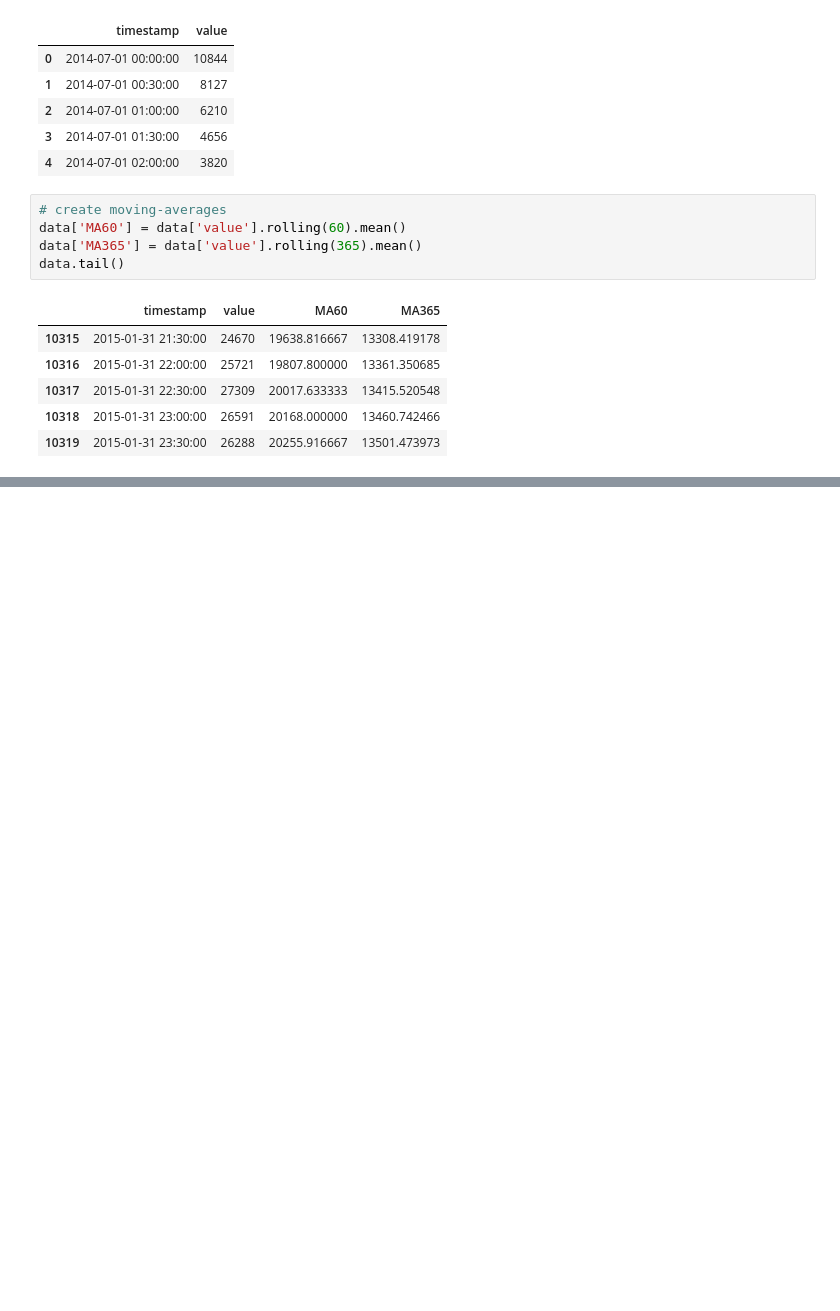
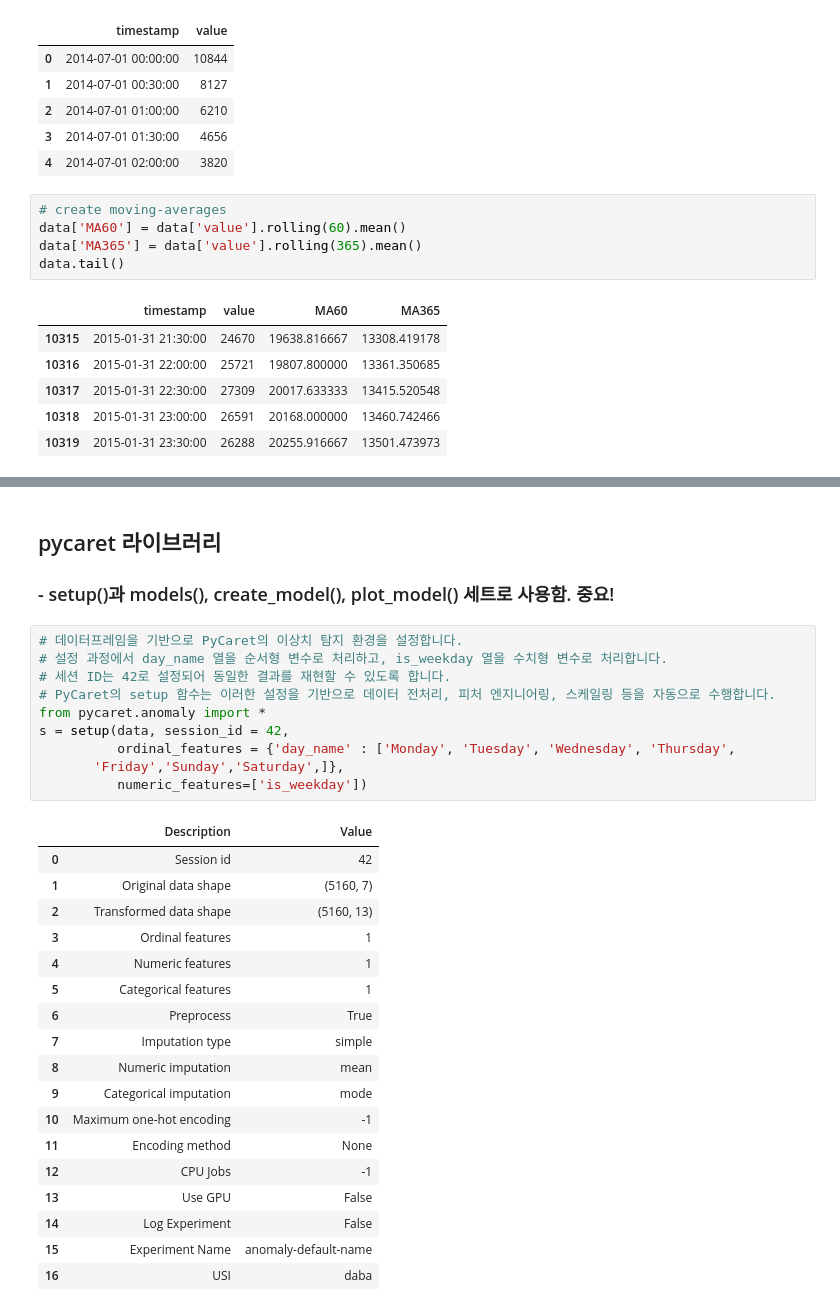
Before and after one commit to neddy0318/-, a Jupyter notebook: 18_AnomalyDetection.ipynb, the cells around one changed output, grey strips where cells are left out. Drawn from its saved outputs; the diff is of its cells as text; blank space fills up the shorter version.

```diff
--- a/18_AnomalyDetection.ipynb
+++ b/18_AnomalyDetection.ipynb
@@ -131,0 +184,32 @@ ValueError: Mime type rendering requires nbformat>=4.2.0 but it is not installed
+# %% [markdown]
+## pycaret 라이브러리
+### - setup()과 models(), create_model(), plot_model() 세트로 사용함. 중요!
+# %%
+# 데이터프레임을 기반으로 PyCaret의 이상치 탐지 환경을 설정합니다.
+# 설정 과정에서 day_name 열을 순서형 변수로 처리하고, is_weekday 열을 수치형 변수로 처리합니다.
+# 세션 ID는 42로 설정되어 동일한 결과를 재현할 수 있도록 합니다.
+# PyCaret의 setup 함수는 이러한 설정을 기반으로 데이터 전처리, 피처 엔지니어링, 스케일링 등을 자동으로 수행합니다.
+from pycaret.anomaly import *
+s = setup(data, session_id = 42,
+          ordinal_features = {'day_name' : ['Monday', 'Tuesday', 'Wednesday', 'Thursday',
+       'Friday','Sunday','Saturday',]},
+          numeric_features=['is_weekday'])
+# %% [output]
+|  | Description | Value |
+| 0 | Session id | 42 |
+| 1 | Original data shape | (5160, 7) |
+| 2 | Transformed data shape | (5160, 13) |
+| 3 | Ordinal features | 1 |
+| 4 | Numeric features | 1 |
+| 5 | Categorical features | 1 |
+| 6 | Preprocess | True |
+| 7 | Imputation type | simple |
+| 8 | Numeric imputation | mean |
+| 9 | Categorical imputation | mode |
+| 10 | Maximum one-hot encoding | -1 |
+| 11 | Encoding method | None |
+| 12 | CPU Jobs | -1 |
+| 13 | Use GPU | False |
+| 14 | Log Experiment | False |
+| 15 | Experiment Name | anomaly-default-name |
+| 16 | USI | daba |
```
Also changed, not shown: parts of 13 cells of this notebook.
